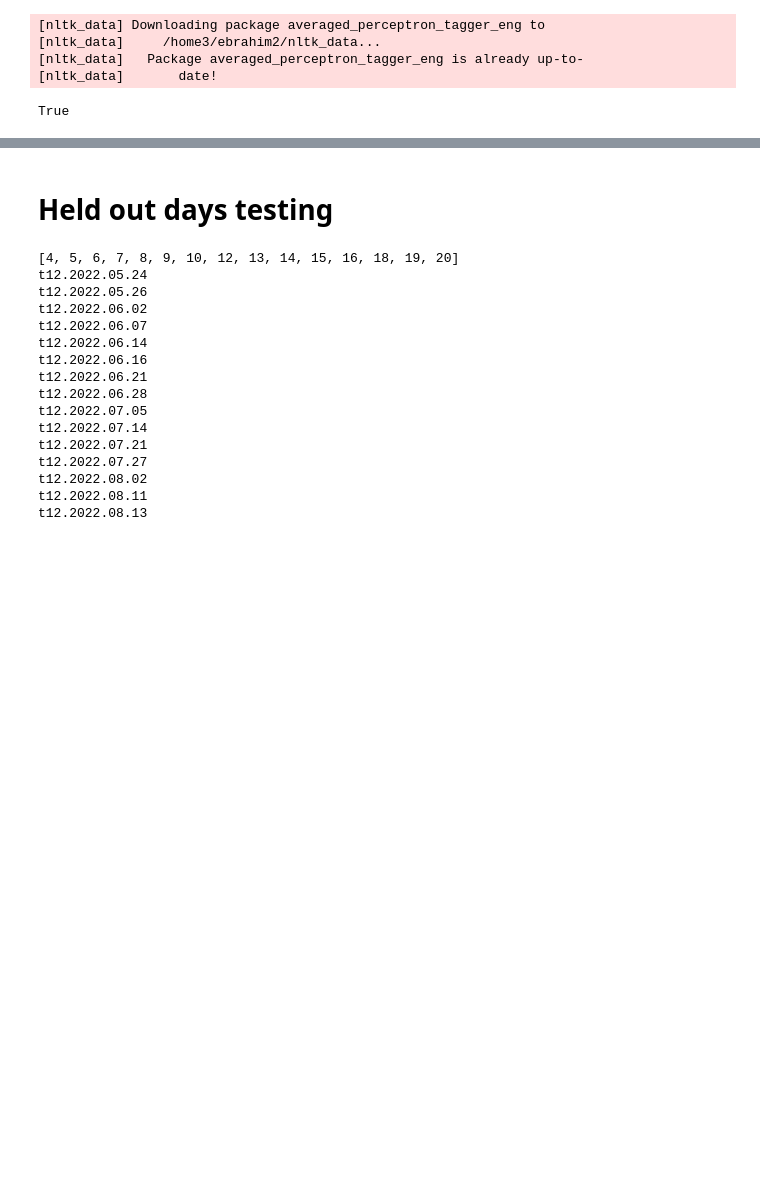
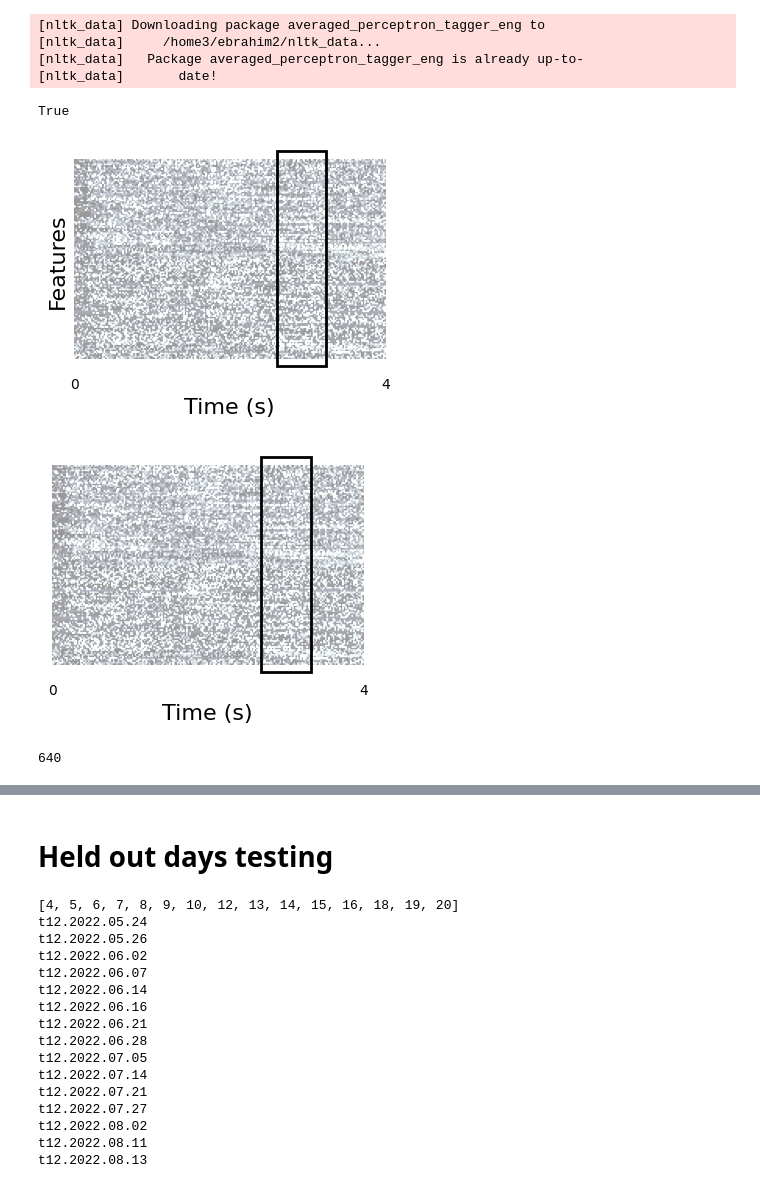
Before and after one commit to ebrahimfeghhi/transformers_with_dietcorp, a Jupyter notebook: notebooks/formatCompetitionData.ipynb, the cells around one changed output, grey strips where cells are left out. Drawn from its saved outputs; the diff is of its cells as text; code cells hidden in the pictures; blank space fills up the shorter version.

```diff
--- a/notebooks/formatCompetitionData.ipynb
+++ b/notebooks/formatCompetitionData.ipynb
@@ -278,5 +278,71 @@ allDatasets['competition'] = competitionDatasets
 
 with open(dataSave, 'wb') as handle:
     pickle.dump(allDatasets, handle)
+# %%
+import matplotlib.pyplot as plt
+import matplotlib.patches as patches
+
+data = trainDatasets[0]['sentenceDat'][10].T
+
+
+plt.figure(figsize=(5, 3))
+plt.imshow(trainDatasets[0]['sentenceDat'][10].T[:128, 0:200], clim=[-1, 1], alpha=0.4, cmap='bone')
+plt.xlabel("Time (s)", fontsize=16)
+plt.ylabel("Features", fontsize=16)
+plt.tick_params(axis='x', length=0)
+plt.xticks([0, 200], [0, 4])
+plt.yticks([])
+
+
+# Transparent rectangle
+rect = patches.Rectangle((130, -5), 32, 138,
+                         facecolor='none', edgecolor='black', linewidth=2, clip_on=False)
+plt.gca().add_patch(rect)
+
+
+# Adjust y-limits to show full rectangle
+plt.ylim(-10, 135)
+
+# Despine all axes
+for spine in plt.gca().spines.values():
+    spine.set_visible(False)
+
+plt.tight_layout()
+plt.show()
+
+import matplotlib.pyplot as plt
+import matplotlib.patches as patches
+
+plt.figure(figsize=(5, 3))
+plt.imshow(trainDatasets[0]['sentenceDat'][10].T[:128, 0:200], clim=[-1, 1], alpha=0.4, cmap='bone')
+plt.xlabel("Time (s)", fontsize=16)
+plt.ylabel("")
+plt.tick_params(axis='x', length=0)
+plt.xticks([0, 200], [0, 4])
+plt.yticks([])
+
+
+# Transparent rectangle
+rect = patches.Rectangle((134, -5), 32, 138,
+                         facecolor='none', edgecolor='black', linewidth=2, clip_on=False)
+plt.gca().add_patch(rect)
+
+
+# Adjust y-limits to show full rectangle
+plt.ylim(-10, 135)
+
+# Despine all axes
+for spine in plt.gca().spines.values():
+    spine.set_visible(False)
+
+plt.tight_layout()
+plt.show()
+# %% [output]
+[figure, added]
+[figure, added]
+# %%
+32 * 20
+# %% [output]
+640
 # %%
 import matplotlib.pyplot as plt
```
Also changed, not shown: parts of 2 cells of this notebook, 10 other files.
